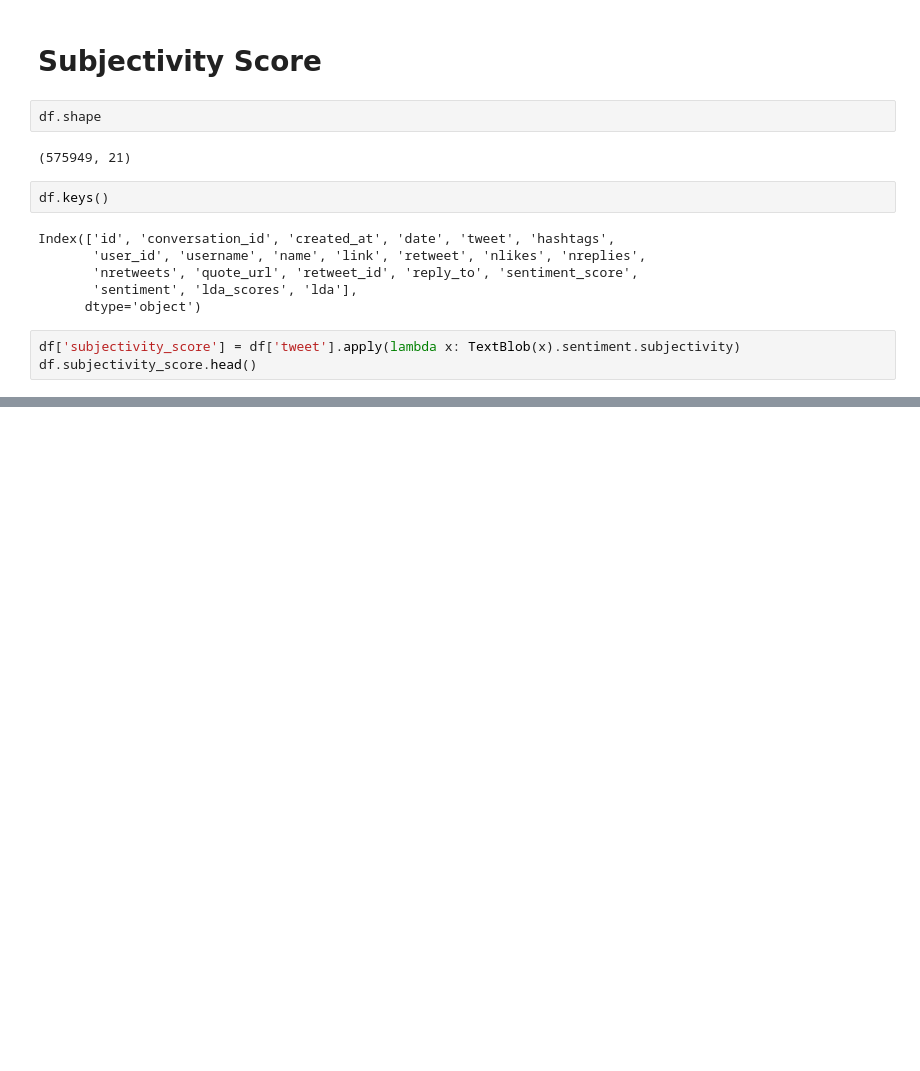
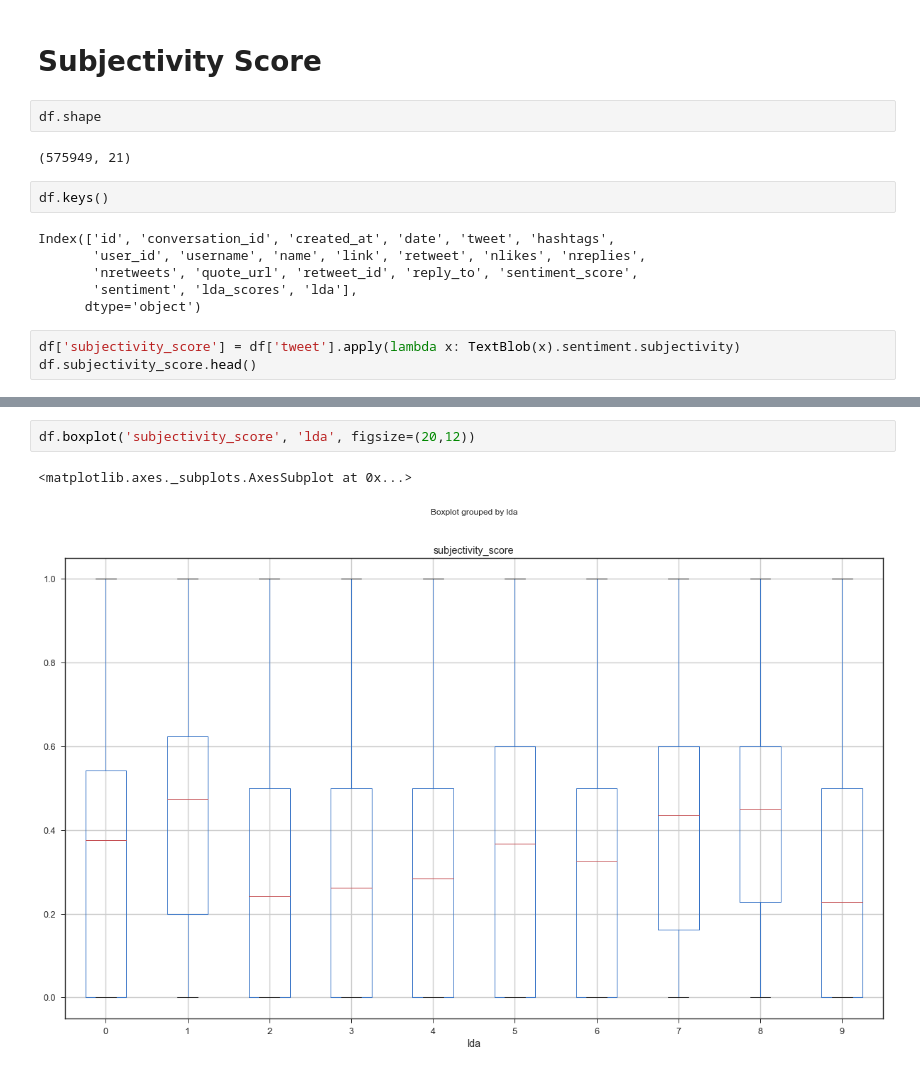
Before and after one commit to p-szymo/twitter-sentiment-analysis, a Jupyter notebook: josh-workbook_COPY.ipynb, the cells around one changed output, grey strips where cells are left out. Drawn from its saved outputs; the diff is of its cells as text; blank space fills up the shorter version.

```diff
--- a/josh-workbook_COPY.ipynb
+++ b/josh-workbook_COPY.ipynb
@@ -497,0 +531,5 @@ df.subjectivity_score.head()
+# %%
+df.boxplot('subjectivity_score', 'lda', figsize=(20,12))
+# %% [output]
+<matplotlib.axes._subplots.AxesSubplot at 0x...>
+[figure, added]
```
Also changed, not shown: parts of 10 cells of this notebook, 8 other files.
